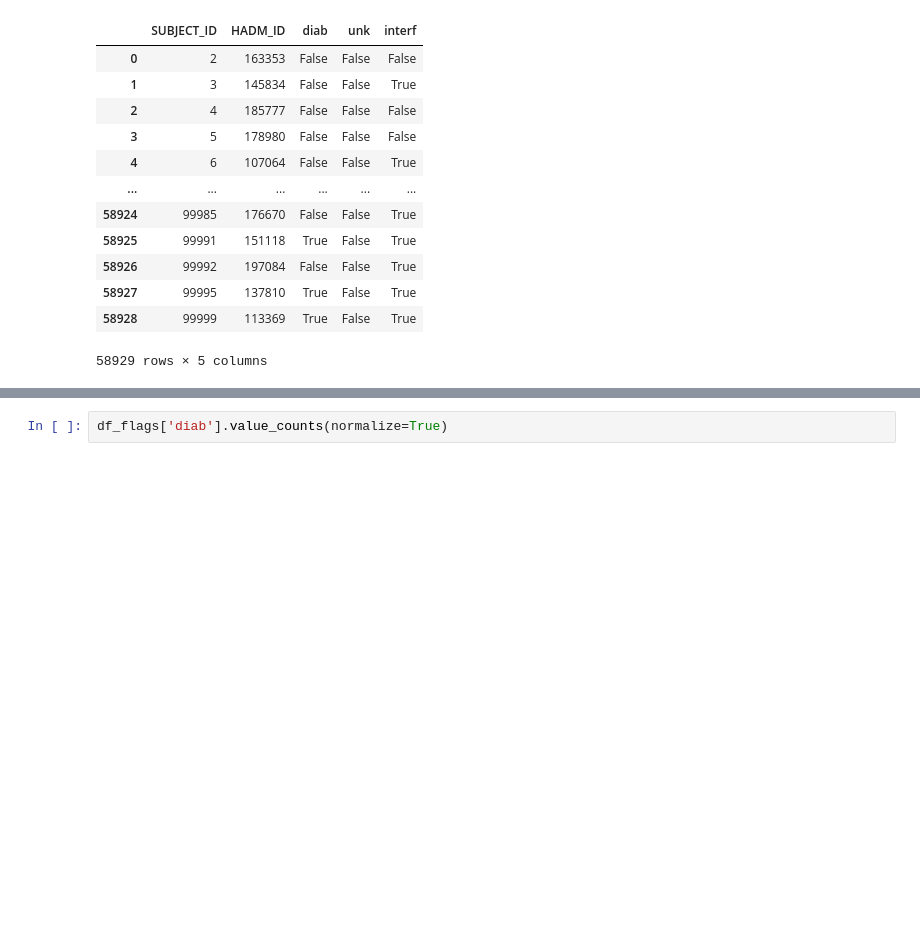
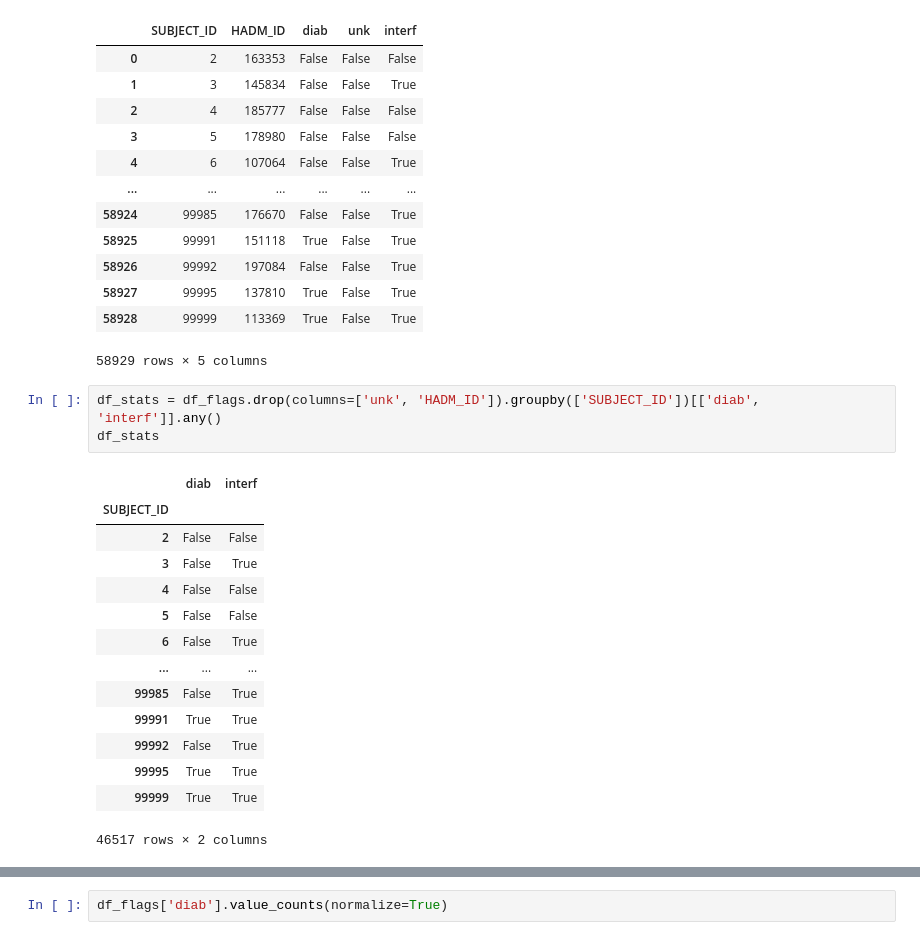
Before and after one commit to thvlio/masters-research, a Jupyter notebook: select_subjects.ipynb, the cells around one changed output, grey strips where cells are left out. Drawn from its saved outputs; the diff is of its cells as text; blank space fills up the shorter version.

```diff
--- a/select.ipynb
+++ b/select_subjects.ipynb
@@ -284,3 +320,21 @@ df_flags
 | 58927 | 99995 | 137810 | True | False | True |
 | 58928 | 99999 | 113369 | True | False | True |
 58929 rows × 5 columns
+# %%
+df_stats = df_flags.drop(columns=['unk', 'HADM_ID']).groupby(['SUBJECT_ID'])[['diab', 'interf']].any()
+df_stats
+# %% [output]
+|  | diab | interf |
+| SUBJECT_ID |  |  |
+| 2 | False | False |
+| 3 | False | True |
+| 4 | False | False |
+| 5 | False | False |
+| 6 | False | True |
+| ... | ... | ... |
+| 99985 | False | True |
+| 99991 | True | True |
+| 99992 | False | True |
+| 99995 | True | True |
+| 99999 | True | True |
+46517 rows × 2 columns
```
Also changed, not shown: parts of 20 cells of this notebook, 18 other files.
